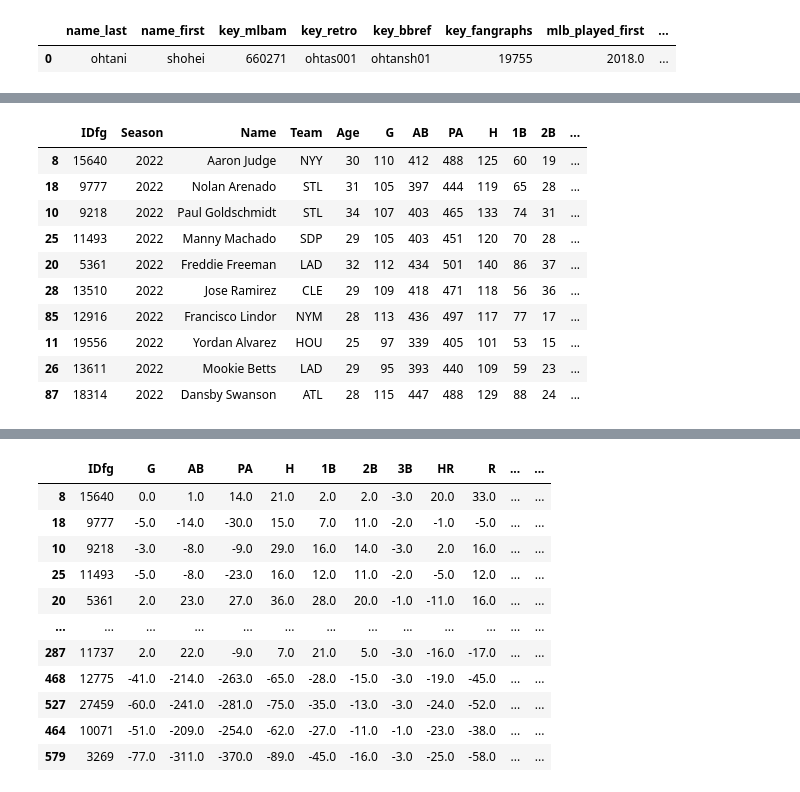
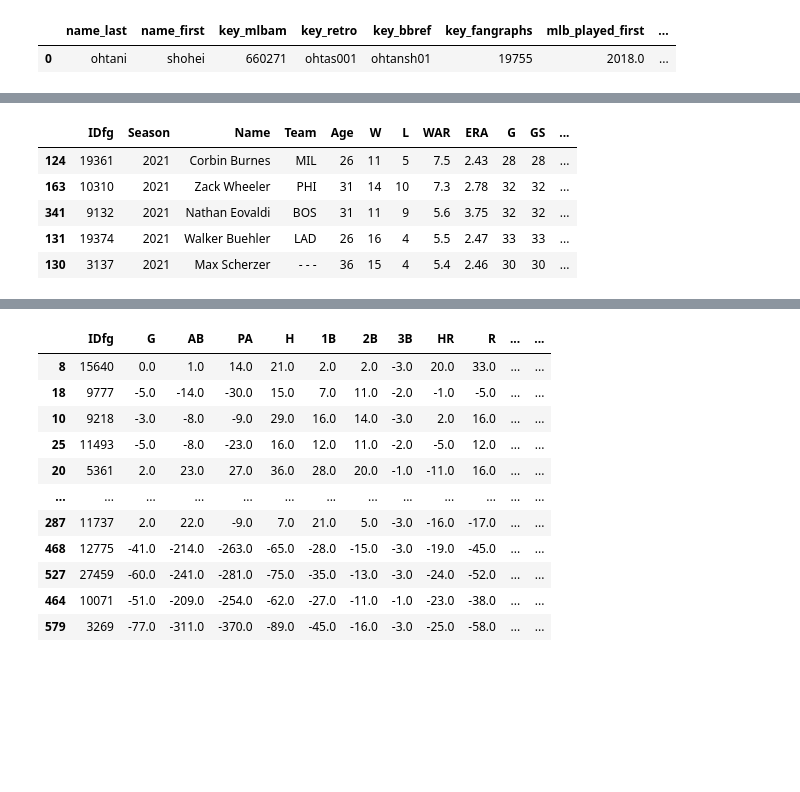
Before and after one commit to zengineering/data, a Jupyter notebook: mlb/pybaseball.ipynb, the cells around one changed output, grey strips where cells are left out. Drawn from its saved outputs; the diff is of its cells as text; code cells hidden in the pictures; blank space fills up the shorter version.

```diff
--- a/mlb/pybaseball.ipynb
+++ b/mlb/pybaseball.ipynb
@@ -78,14 +58,0 @@ sns.displot(batting2022["PA"], bins=20)
-# %%
-batting2022.head(10)
-# %% [output]
-|  | IDfg | Season | Name | Team | Age | G | AB | PA | H | 1B | 2B | ... |
-| 8 | 15640 | 2022 | Aaron Judge | NYY | 30 | 110 | 412 | 488 | 125 | 60 | 19 | ... |
-| 18 | 9777 | 2022 | Nolan Arenado | STL | 31 | 105 | 397 | 444 | 119 | 65 | 28 | ... |
-| 10 | 9218 | 2022 | Paul Goldschmidt | STL | 34 | 107 | 403 | 465 | 133 | 74 | 31 | ... |
-| 25 | 11493 | 2022 | Manny Machado | SDP | 29 | 105 | 403 | 451 | 120 | 70 | 28 | ... |
-| 20 | 5361 | 2022 | Freddie Freeman | LAD | 32 | 112 | 434 | 501 | 140 | 86 | 37 | ... |
-| 28 | 13510 | 2022 | Jose Ramirez | CLE | 29 | 109 | 418 | 471 | 118 | 56 | 36 | ... |
-| 85 | 12916 | 2022 | Francisco Lindor | NYM | 28 | 113 | 436 | 497 | 117 | 77 | 17 | ... |
-| 11 | 19556 | 2022 | Yordan Alvarez | HOU | 25 | 97 | 339 | 405 | 101 | 53 | 15 | ... |
-| 26 | 13611 | 2022 | Mookie Betts | LAD | 29 | 95 | 393 | 440 | 109 | 59 | 23 | ... |
-| 87 | 18314 | 2022 | Dansby Swanson | ATL | 28 | 115 | 447 | 488 | 129 | 88 | 24 | ... |
@@ -91,0 +61,9 @@ batting2022.head(10)
+# %%
+pitching_2021.head()
+# %% [output]
+|  | IDfg | Season | Name | Team | Age | W | L | WAR | ERA | G | GS | ... |
+| 124 | 19361 | 2021 | Corbin Burnes | MIL | 26 | 11 | 5 | 7.5 | 2.43 | 28 | 28 | ... |
+| 163 | 10310 | 2021 | Zack Wheeler | PHI | 31 | 14 | 10 | 7.3 | 2.78 | 32 | 32 | ... |
+| 341 | 9132 | 2021 | Nathan Eovaldi | BOS | 31 | 11 | 9 | 5.6 | 3.75 | 32 | 32 | ... |
+| 131 | 19374 | 2021 | Walker Buehler | LAD | 26 | 16 | 4 | 5.5 | 2.47 | 33 | 33 | ... |
+| 130 | 3137 | 2021 | Max Scherzer | - - - | 36 | 15 | 4 | 5.4 | 2.46 | 30 | 30 | ... |
```
Also changed, not shown: parts of 37 cells of this notebook.
